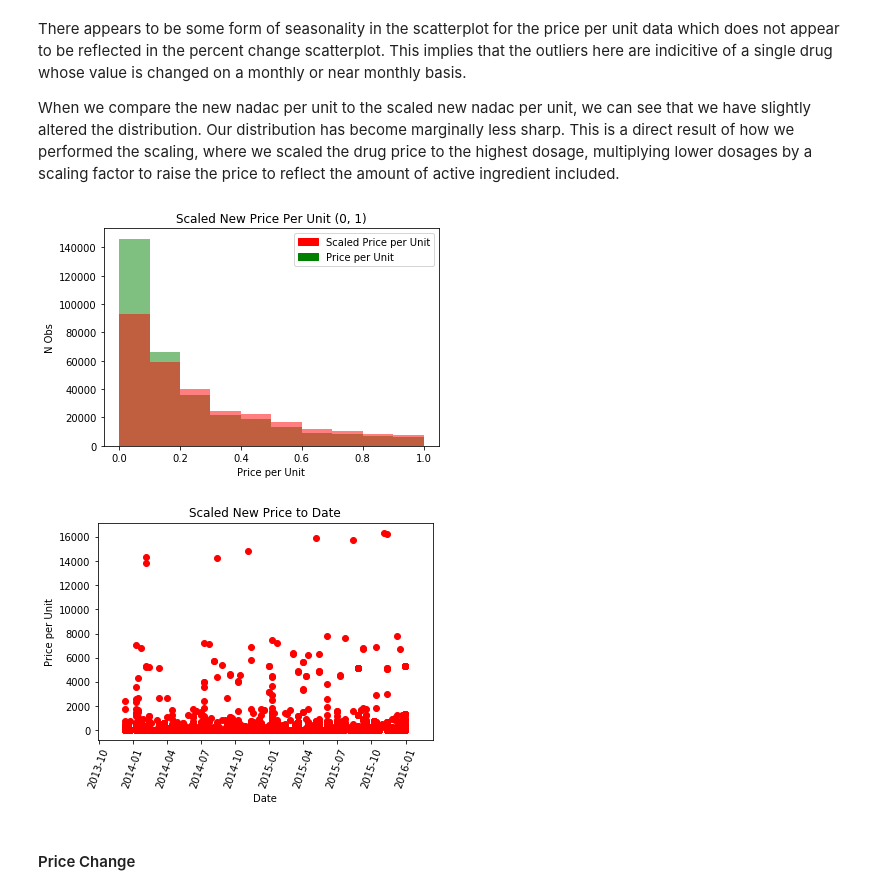
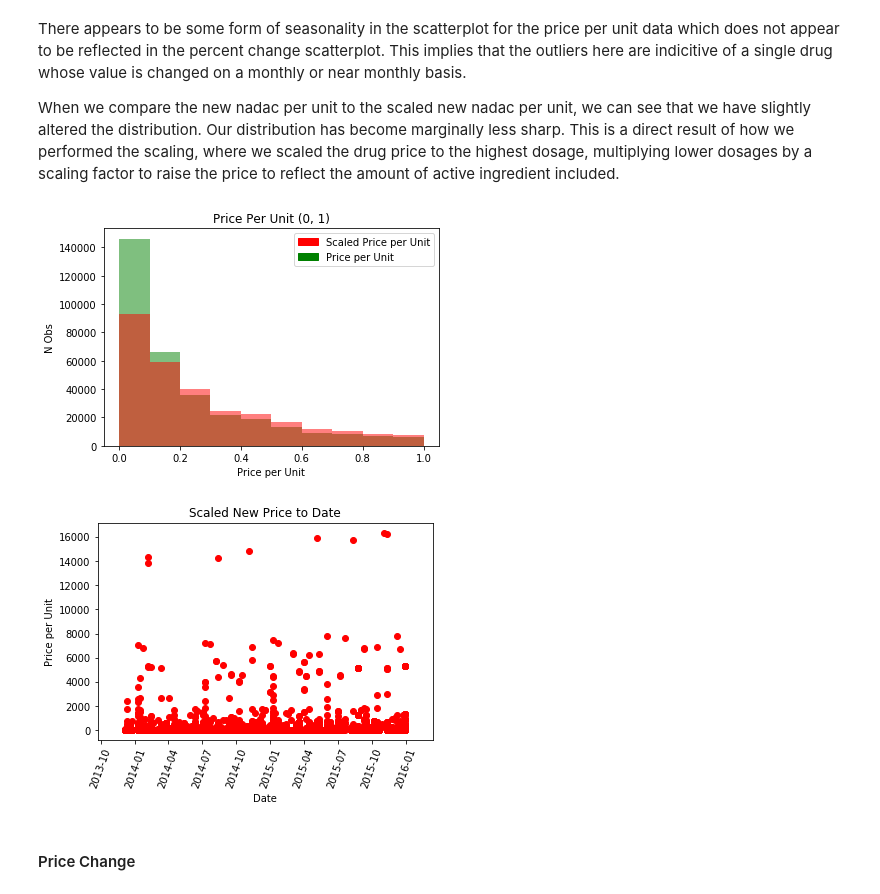
Before and after one commit to Cervantes92/drug-prices, a Jupyter notebook: main.ipynb, the cells around one changed output. Drawn from its saved outputs; the diff is of its cells as text; code cells hidden in the pictures.

```diff
--- a/main.ipynb
+++ b/main.ipynb
@@ -374,28 +377,28 @@ There appears to be some form of seasonality in the scatterplot for the price pe
 
 When we compare the new nadac per unit to the scaled new nadac per unit, we can see that we have slightly altered the distribution. Our distribution has become marginally less sharp. This is a direct result of how we performed the scaling, where we scaled the drug price to the highest dosage, multiplying lower dosages by a scaling factor to raise the price to reflect the amount of active ingredient included.
 # %%
-plt.title('Scaled New Price Per Unit (0, 1)')
+plt.title('Price Per Unit (0, 1)')
 plt.hist(data['new_nadac_per_unit'], range = (0, 1), color = 'green', alpha = 0.5)
 plt.hist(data['scaled_new_per_unit'], range = (0, 1), color = 'red', alpha = 0.5)
 red_patch = mpatches.Patch(color='red', label='Scaled Price per Unit')
 green_patch = mpatches.Patch(color='green', label='Price per Unit')
 plt.legend(handles = [red_patch, green_patch])
 plt.xlabel('Price per Unit')
 plt.ylabel('N Obs')
 plt.show()
 
 plt.title('Scaled New Price to Date')
 plt.scatter(data['start_date'], data['scaled_new_per_unit'], color = 'red')
 plt.xticks(rotation = 70)
 plt.xlabel('Date')
 plt.ylabel('Price per Unit')
 plt.show()
 
 #Overlap Scaled and raw
 #Don't hard code the range
 # %% [output]
-[figure, old version]
+[figure, new version]
-[figure, old version]
+[figure, new version]
 # %% [markdown]
 #### Price Change
 # %%
```
Also changed, not shown: parts of 28 cells of this notebook.
